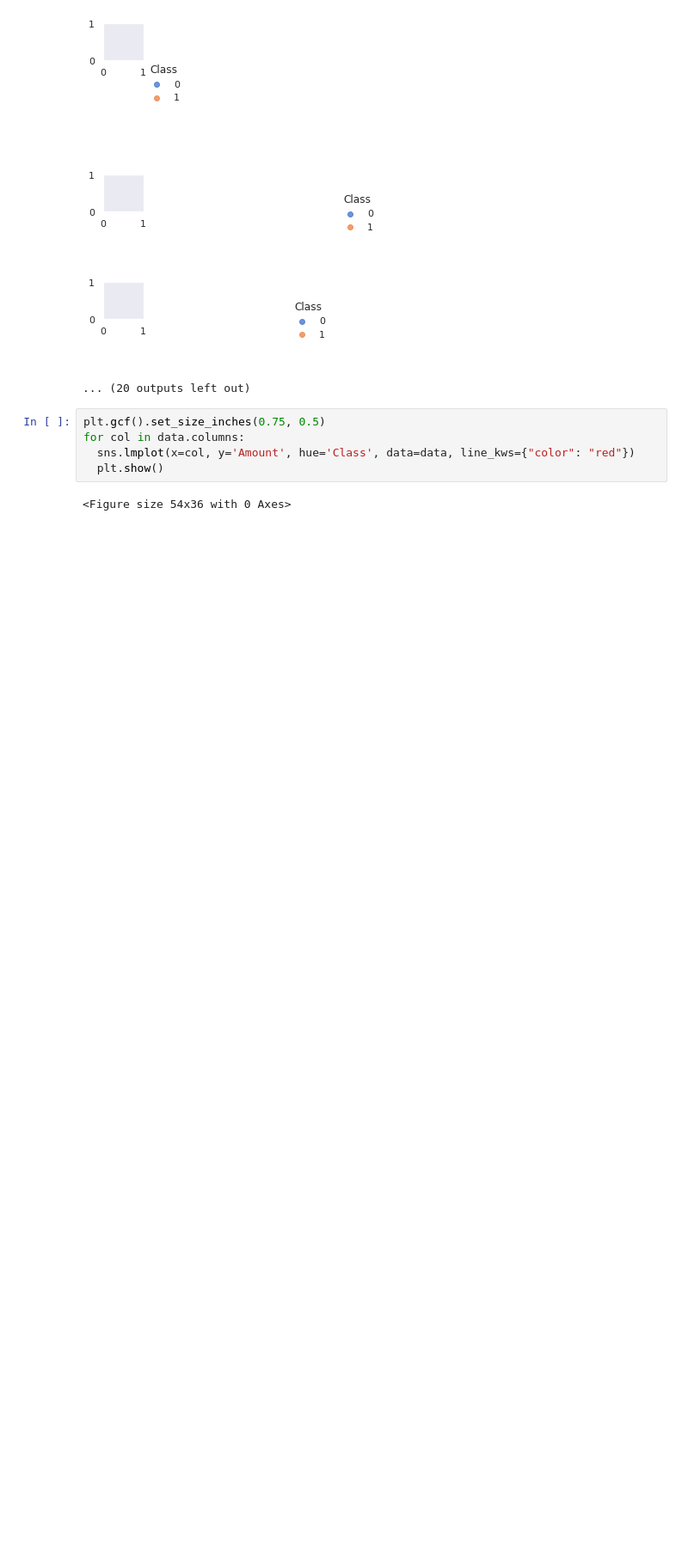
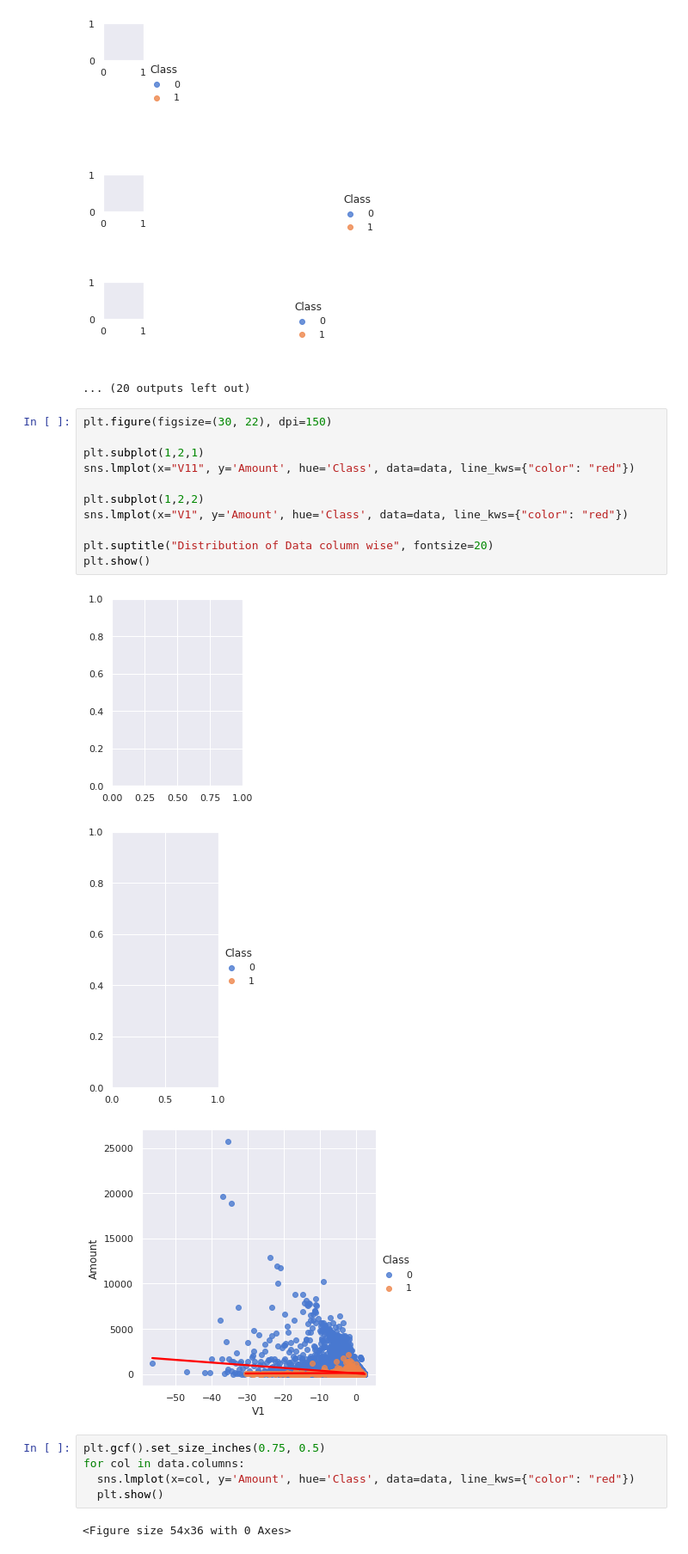
Before and after one commit to Akashkunwar/dscodes, a Jupyter notebook: Credit_Card_Fraud_Detection.ipynb, the cells around one changed output. Shown at 86% size. Saved outputs shown, nothing was run; the diff lists cells and outputs as text; blank space fills up the shorter version.

```diff
--- a/Credit_Card_Fraud_Detection.ipynb
+++ b/Credit_Card_Fraud_Detection.ipynb
@@ -302,6 +301,21 @@ Here as we can see the distribution of data in all the columns are mixed some co
 [figure]
 [figure]
 ... (20 outputs left out)
+# %%
+plt.figure(figsize=(30, 22), dpi=150)
+
+plt.subplot(1,2,1)
+sns.lmplot(x="V11", y='Amount', hue='Class', data=data, line_kws={"color": "red"})
+
+plt.subplot(1,2,2)
+sns.lmplot(x="V1", y='Amount', hue='Class', data=data, line_kws={"color": "red"})
+
+plt.suptitle("Distribution of Data column wise", fontsize=20)
+plt.show()
+# %% [output]
+[figure, added]
+[figure, added]
+[figure, added]
 # %%
 plt.gcf().set_size_inches(0.75, 0.5)
 for col in data.columns:
```
Also changed, not shown: parts of 3 cells of this notebook.
